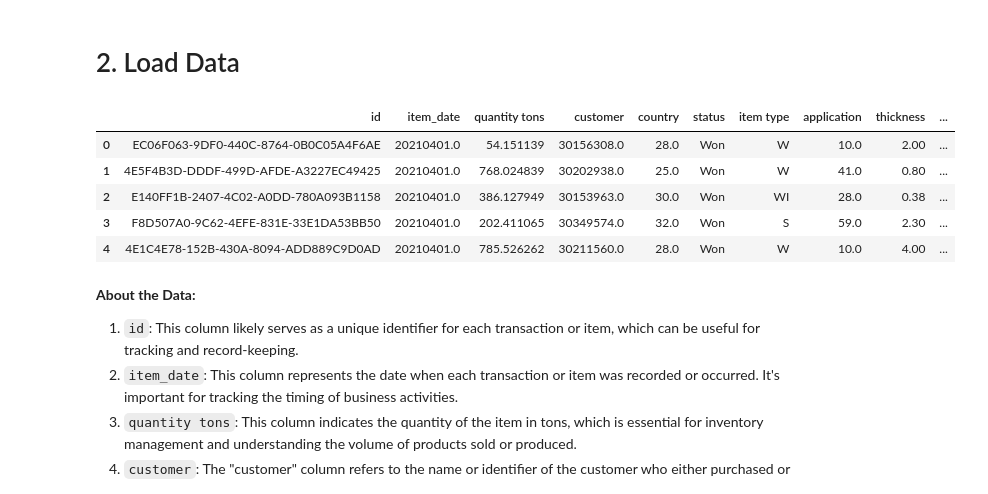
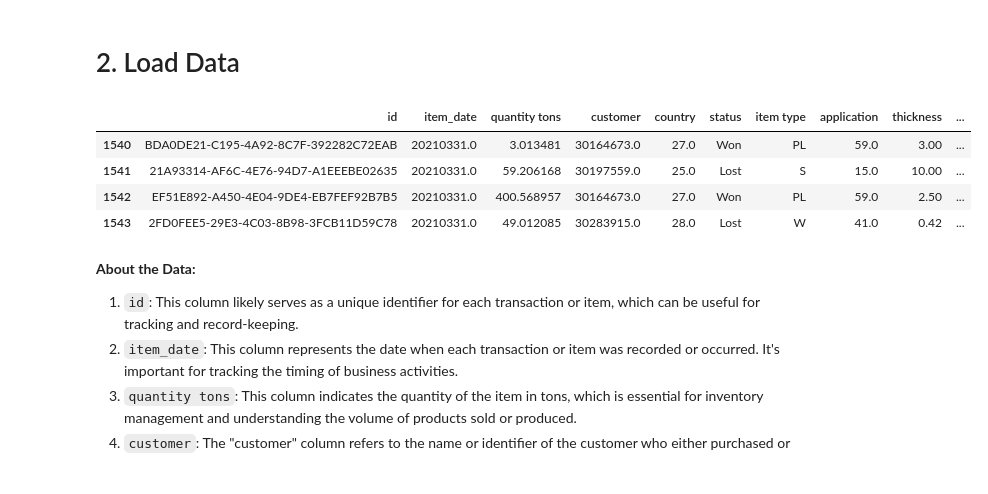
Before and after one commit to aishwarya-10/copper-sales-prediction, a Jupyter notebook: Data_processing.ipynb, the cells around one changed output. Saved outputs shown, nothing was run; the diff lists cells and outputs as text; code cells hidden in the pictures.

```diff
--- a/Data_processing.ipynb
+++ b/Data_processing.ipynb
@@ -47,14 +47,13 @@ warnings.filterwarnings('ignore')
 # %%
 # Read data using pandas
 df = pd.read_csv("Data/Copper_data.csv")
-df.head()
+df[1540:1544]
 # %% [output]
 |  | id | item_date | quantity tons | customer | country | status | item type | application | thickness | ... |
-| 0 | EC06F063-9DF0-440C-8764-0B0C05A4F6AE | 20210401.0 | 54.151139 | 30156308.0 | 28.0 | Won | W | 10.0 | 2.00 | ... |
-| 1 | 4E5F4B3D-DDDF-499D-AFDE-A3227EC49425 | 20210401.0 | 768.024839 | 30202938.0 | 25.0 | Won | W | 41.0 | 0.80 | ... |
-| 2 | E140FF1B-2407-4C02-A0DD-780A093B1158 | 20210401.0 | 386.127949 | 30153963.0 | 30.0 | Won | WI | 28.0 | 0.38 | ... |
-| 3 | F8D507A0-9C62-4EFE-831E-33E1DA53BB50 | 20210401.0 | 202.411065 | 30349574.0 | 32.0 | Won | S | 59.0 | 2.30 | ... |
-| 4 | 4E1C4E78-152B-430A-8094-ADD889C9D0AD | 20210401.0 | 785.526262 | 30211560.0 | 28.0 | Won | W | 10.0 | 4.00 | ... |
+| 1540 | BDA0DE21-C195-4A92-8C7F-392282C72EAB | 20210331.0 | 3.013481 | 30164673.0 | 27.0 | Won | PL | 59.0 | 3.00 | ... |
+| 1541 | 21A93314-AF6C-4E76-94D7-A1EEEBE02635 | 20210331.0 | 59.206168 | 30197559.0 | 25.0 | Lost | S | 15.0 | 10.00 | ... |
+| 1542 | EF51E892-A450-4E04-9DE4-EB7FEF92B7B5 | 20210331.0 | 400.568957 | 30164673.0 | 27.0 | Won | PL | 59.0 | 2.50 | ... |
+| 1543 | 2FD0FEE5-29E3-4C03-8B98-3FCB11D59C78 | 20210331.0 | 49.012085 | 30283915.0 | 28.0 | Lost | W | 41.0 | 0.42 | ... |
 # %% [markdown]
 **About the Data:**
 1. `id`: This column likely serves as a unique identifier for each transaction or item, which can be useful for tracking and record-keeping.
```
Also changed, not shown: parts of 1 cell of this notebook, 1 other file.
